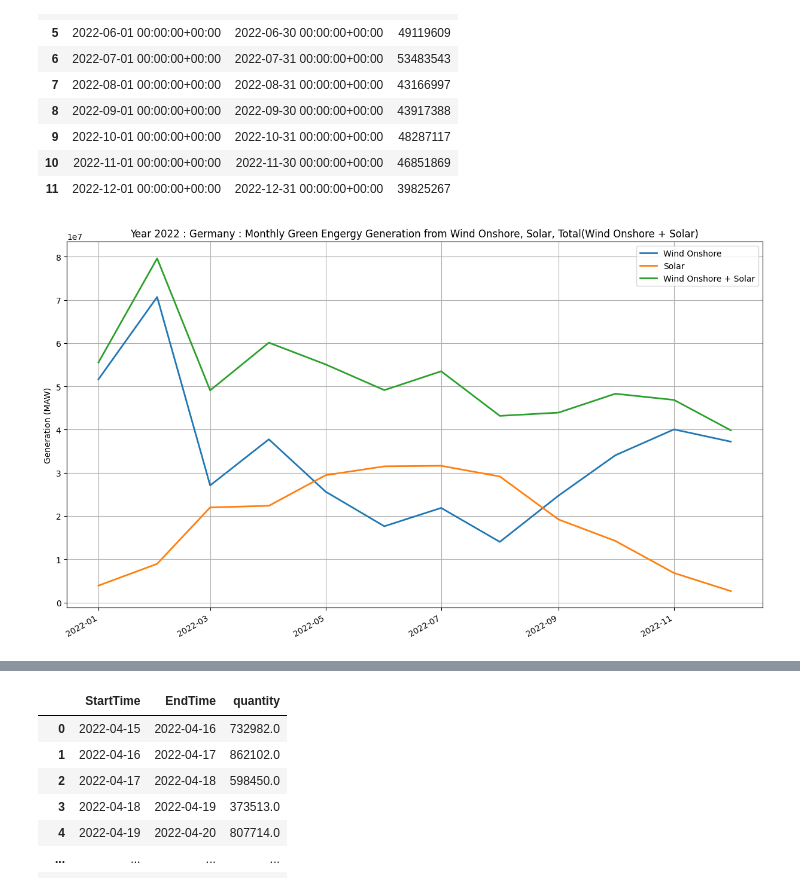
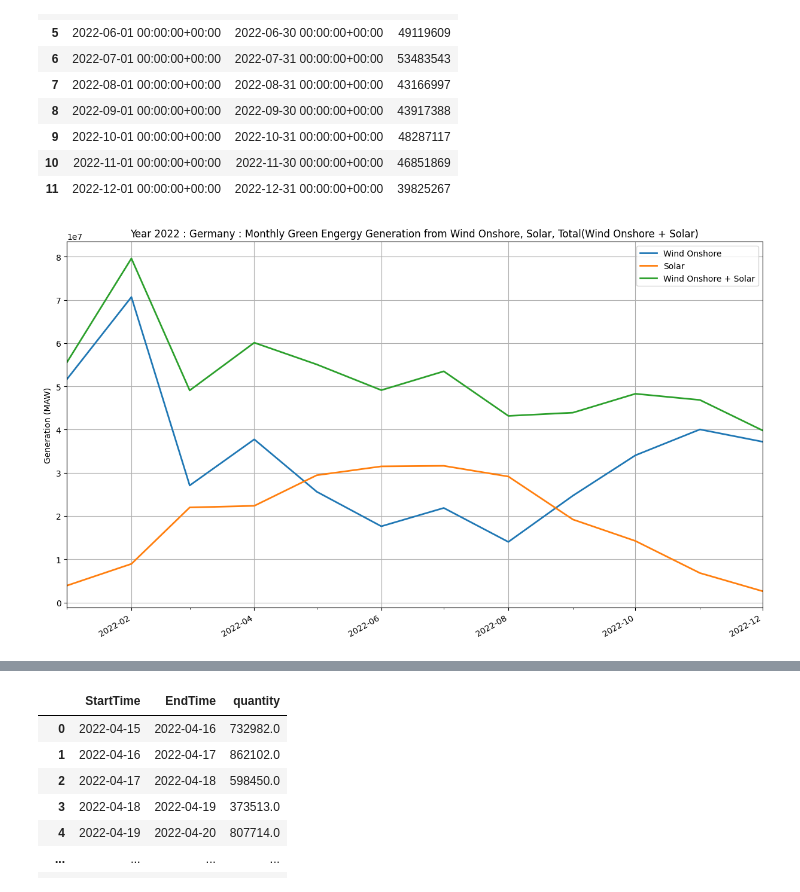
Before and after one commit to mahbubur-87/SE-Europe-Data_Challenge_Template, a Jupyter notebook: se-europe-data-challenge-data-analysis.ipynb, the cells around one changed output, grey strips where cells are left out. Saved outputs shown, nothing was run; the diff lists cells and outputs as text; code cells hidden in the pictures.

```diff
--- a/se-europe-data-challenge-data-analysis.ipynb
+++ b/se-europe-data-challenge-data-analysis.ipynb
@@ -699,22 +706,29 @@ df_gen_2022_monthly_de_wind_onshore_solar
 | 11 | 2022-12-01 00:00:00+00:00 | 2022-12-31 00:00:00+00:00 | 39825267 |
 # %%
 import matplotlib.pyplot as plt
+import matplotlib.dates as mdates
 
 fig, ax = plt.subplots(figsize=(15,9))
 
 ax.plot(pd.to_datetime(df_gen_2022_monthly_de_wind_onshore["StartTime"]).dt.date, df_gen_2022_monthly_de_wind_onshore["quantity"], lw=2, label='Wind Onshore')
 ax.plot(pd.to_datetime(df_gen_2022_monthly_de_solar["StartTime"]).dt.date, df_gen_2022_monthly_de_solar["quantity"], lw=2, label='Solar')
 ax.plot(pd.to_datetime(df_gen_2022_monthly_de_wind_onshore_solar["StartTime"]).dt.date, df_gen_2022_monthly_de_wind_onshore_solar["quantity"], lw=2, label='Wind Onshore + Solar')
 
 ax.legend(loc='upper right')
 ax.grid(True)
 ax.label_outer()
 ax.set_ylabel('Generation (MAW)')
 ax.set_title('Year 2022 : Germany : Monthly Green Engergy Generation from Wind Onshore, Solar, Total(Wind Onshore + Solar)')
+ax.set_xlim(pd.to_datetime(df_gen_2022_monthly_de_wind_onshore_solar.loc[0, "StartTime"]), pd.to_datetime(df_gen_2022_monthly_de_wind_onshore_solar.loc[df_gen_2022_monthly_de_wind_onshore_solar.shape[0] - 1, "StartTime"]))
+
+major_monthly_locator = mdates.MonthLocator(interval=2)
+minor_monthly_locator = mdates.MonthLocator(interval=1)
+ax.xaxis.set_major_locator(major_monthly_locator)
+ax.xaxis.set_minor_locator(minor_monthly_locator)
 
 fig.autofmt_xdate()
 # %% [output]
-[figure, old version]
+[figure, new version]
 # %%
 file_name = "/kaggle/input/europe-green-electricity-generation-consumption/gen_2022_daily.csv"
 # %%
```
Also changed, not shown: parts of 26 cells of this notebook.
